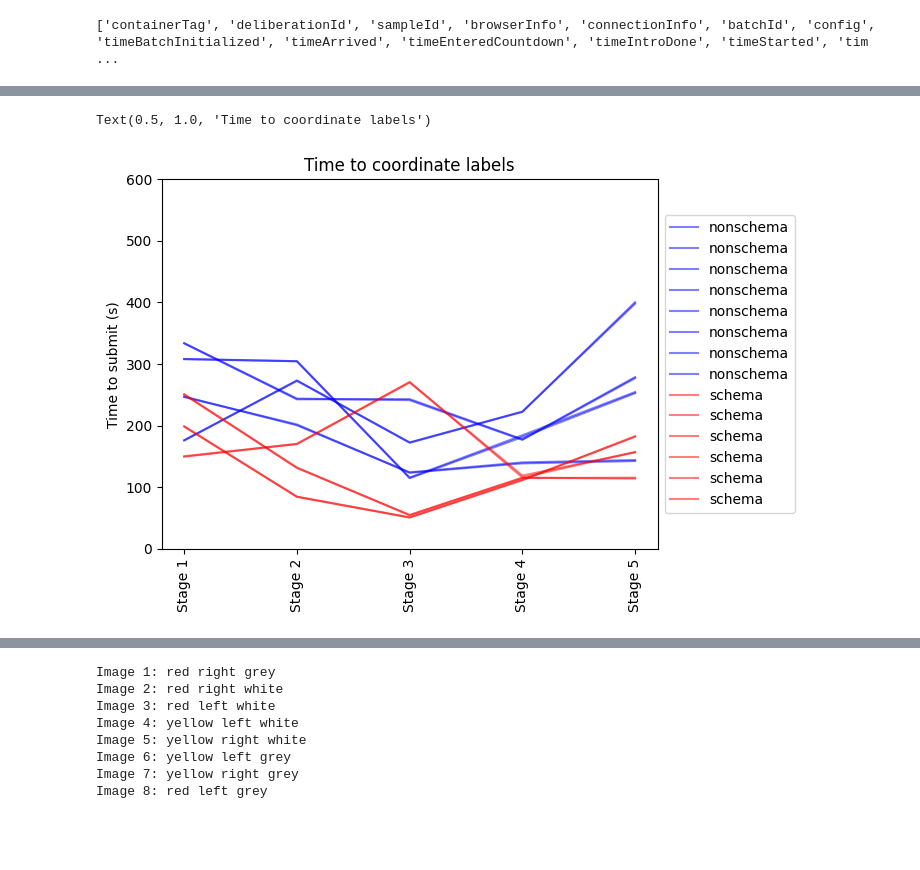
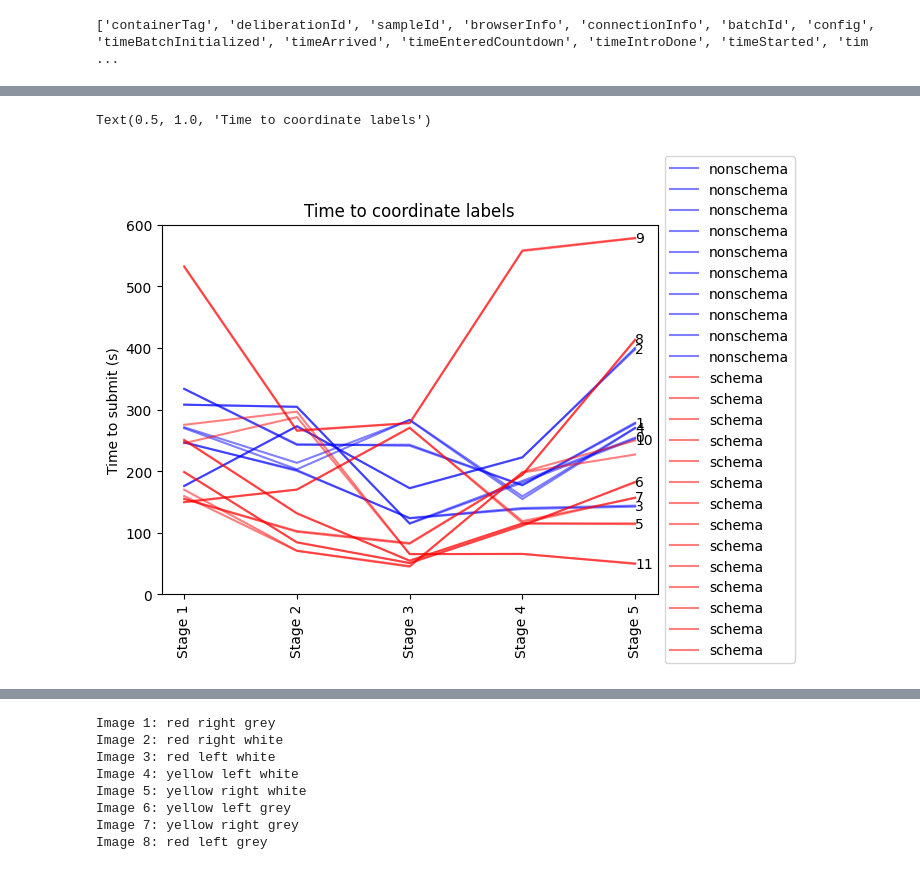
Before and after one commit to JamesPHoughton/organizational-schema-formation, a Jupyter notebook: data/analysis.ipynb, the cells around one changed output, grey strips where cells are left out. Cells and saved outputs as stored; diff of their text form; code cells hidden in the pictures; blank space fills up the shorter version.

Commit message:
run with full-ish data

```diff
--- a/data/analysis.ipynb
+++ b/data/analysis.ipynb
@@ -31,14 +31,19 @@ import pandas as pd
 import re
 # %%
 # read science data line by line, parse json, and store in a list
-filename = 'batch_20240411_1440_MITMBA.scienceData.jsonl'
+# filename = 'batch_20240411_1440_MITMBA.scienceData.jsonl'
+# filename = 'batch_20240416_1753_MITMBA.scienceData.jsonl'
+filenames = [
+    "batch_20240411_1440_MITMBA.scienceData.jsonl",
+    "batch_20240416_1753_MITMBA.scienceData.jsonl"
+]
 data = []
-
-with open(filename) as f:
-    for line in f:
-        parsed = json.loads(line)
-        if parsed['sampleId'] != 'missing':
-            data.append(parsed)
+for filename in filenames:
+    with open(filename) as f:
+        for line in f:
+            parsed = json.loads(line)
+            if parsed['sampleId'] != 'missing':
+                data.append(parsed)
 
 sorted_data = sorted(data, key=lambda x: x['treatment']['name']+x['gameId'])
 
@@ -213,18 +263,23 @@ submit_times
 # %%
 labeling_stages = [label for label in submit_times.columns if 'labeling' in label]
 
 for i, row in submit_times.iterrows():
     plt.plot(row[labeling_stages], c=('blue' if i[0] == 'nonschema' else 'red'), alpha=0.5, label=f"{i[0]}")
+    if i[2] % 2 == 0:
+        plt.annotate(
+            f"{i[1]}", (len(labeling_stages)-1, row[labeling_stages[-1]]),
+            xycoords="data", ha='left', va='center'
+            )
 
 plt.xticks(rotation=90)
 plt.ylim(0, 600)
 plt.legend(loc='center left', bbox_to_anchor=(1.0, 0.5))
 plt.xticks(range(len(labeling_stages)),[re.sub(r'submitButton_labeling_', 'Stage ', label) for label in labeling_stages])
 plt.ylabel('Time to submit (s)')
 plt.title("Time to coordinate labels")
 # %% [output]
 Text(0.5, 1.0, 'Time to coordinate labels')
-[figure, old version]
+[figure, new version]
 # %%
 recall_stages = [label for label in submit_times.columns if 'recall' in label]
 
```
Also changed, not shown: parts of 18 cells of this notebook.
